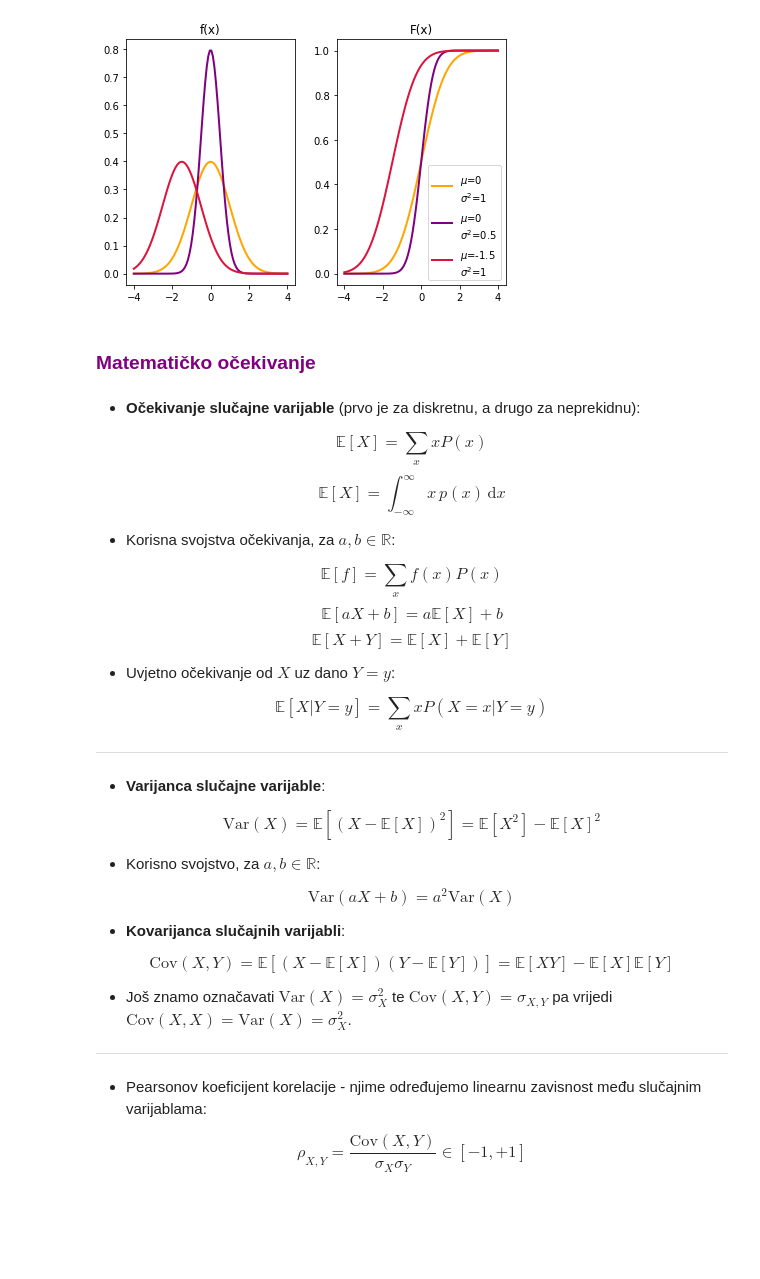
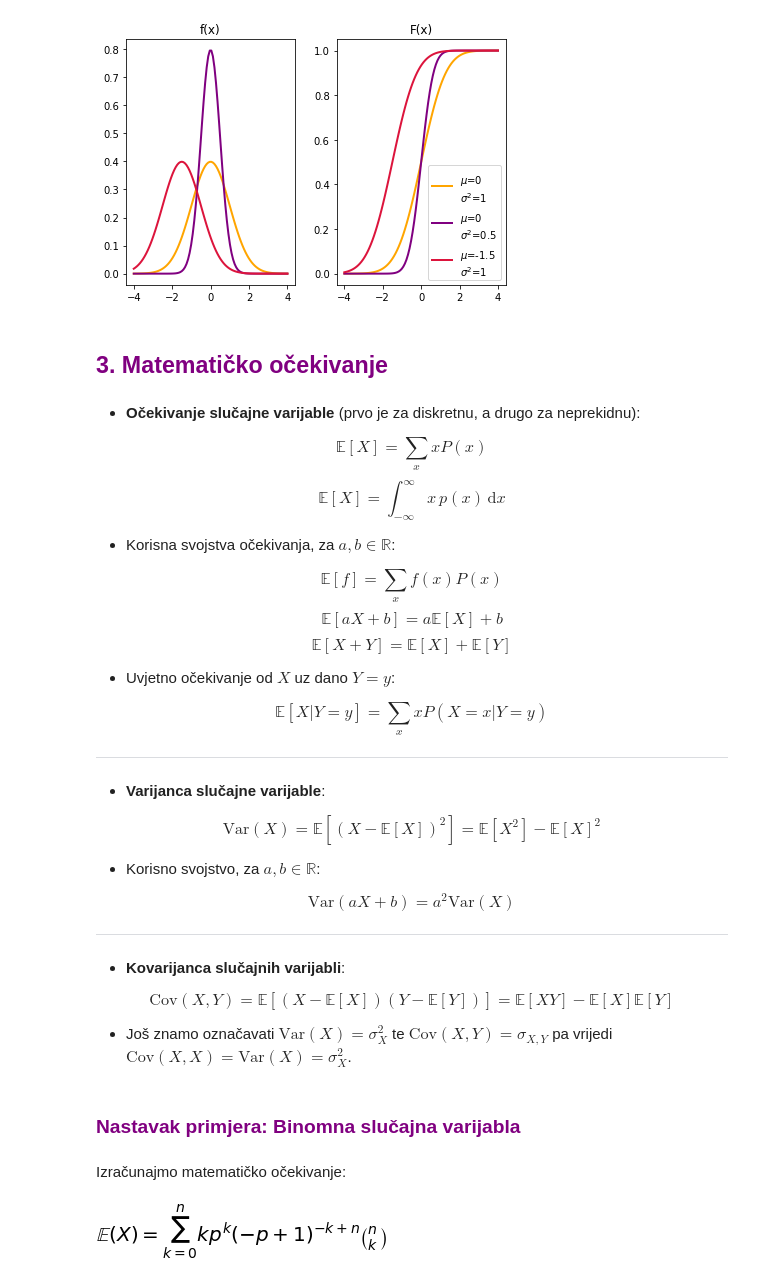
Before and after one commit to babjank/MS, a Jupyter notebook: Zadaca1.ipynb, the cells around one changed output. Cells and saved outputs as stored; diff of their text form; code cells hidden in the pictures; blank space fills up the shorter version.

Commit message:
Koristeći sypmy izračunato matematičko očekivanje za binomnu sl. varijablu u primjeru. Dodana teorija vezana uz linearnu zavisnost te prikazane zavisnosti različitih varijabli grafički.

```diff
--- a/Zadaca1.ipynb
+++ b/Zadaca1.ipynb
@@ -360,7 +360,7 @@ plt.show()
 # %% [output]
 [figure]
 # %% [markdown]
-### <span style="color:purple"> Matematičko očekivanje </span>
+## <span style="color:purple"> 3. Matematičko očekivanje </span>
 # %% [markdown]
 * **Očekivanje slučajne varijable** (prvo je za diskretnu, a drugo za neprekidnu):
 
@@ -387,6 +387,7 @@ $$\mathrm{Var}(X)= \mathbb{E}[(X-\mathbb{E}[X])^2]= \mathbb{E}[X^2] - \mathbb{E}
 
 $$\mathrm{Var}(aX+b) = a^2\mathrm{Var}(X)$$
 
+----------------------------------------------------------------------------------------------
 
 * **Kovarijanca slučajnih varijabli**:
 
@@ -394,9 +395,16 @@ $$\mathrm{Cov}(X,Y) = \mathbb{E}[(X-\mathbb{E}[X])(Y-\mathbb{E}[Y])] =
 \mathbb{E}[XY] - \mathbb{E}[X]\mathbb{E}[Y]$$
 
 * Još znamo označavati $\mathrm{Var}(X)=\sigma^2_{X}$ te $\mathrm{Cov}(X,Y)=\sigma_{X,Y}$ pa vrijedi $\mathrm{Cov}(X,X) =\mathrm{Var}(X) =\sigma^2_X$.
-
-
--------------------------------------------------------------------------------------------
-* Pearsonov koeficijent korelacije  - njime određujemo linearnu zavisnost među slučajnim varijablama:
-
-$$ \rho_{X,Y} = \frac{\mathrm{Cov}(X,Y)}{\sigma_X\sigma_Y}\in[-1,+1]$$
+# %% [markdown]
+### <span style="color:purple"> Nastavak primjera: Binomna slučajna varijabla </span>
+# %% [markdown]
+Izračunajmo matematičko očekivanje:
+# %%
+n, k, X = sp.symbols('n, k, X', positive=True, integer=True)
+p = sp.Symbol('p', nonnegative=True)
+E = sp.Function(r'\mathbb{E}')
+
+formula = sp.Sum(k *( sp.binomial(n,k) * p**k * (-p+1)**(n-k)),(k,0,n))
+sp.Eq(E(X), formula)
+# %% [output]
+[figure, added]
```
Also changed, not shown: parts of 13 cells of this notebook, 1 other file.
